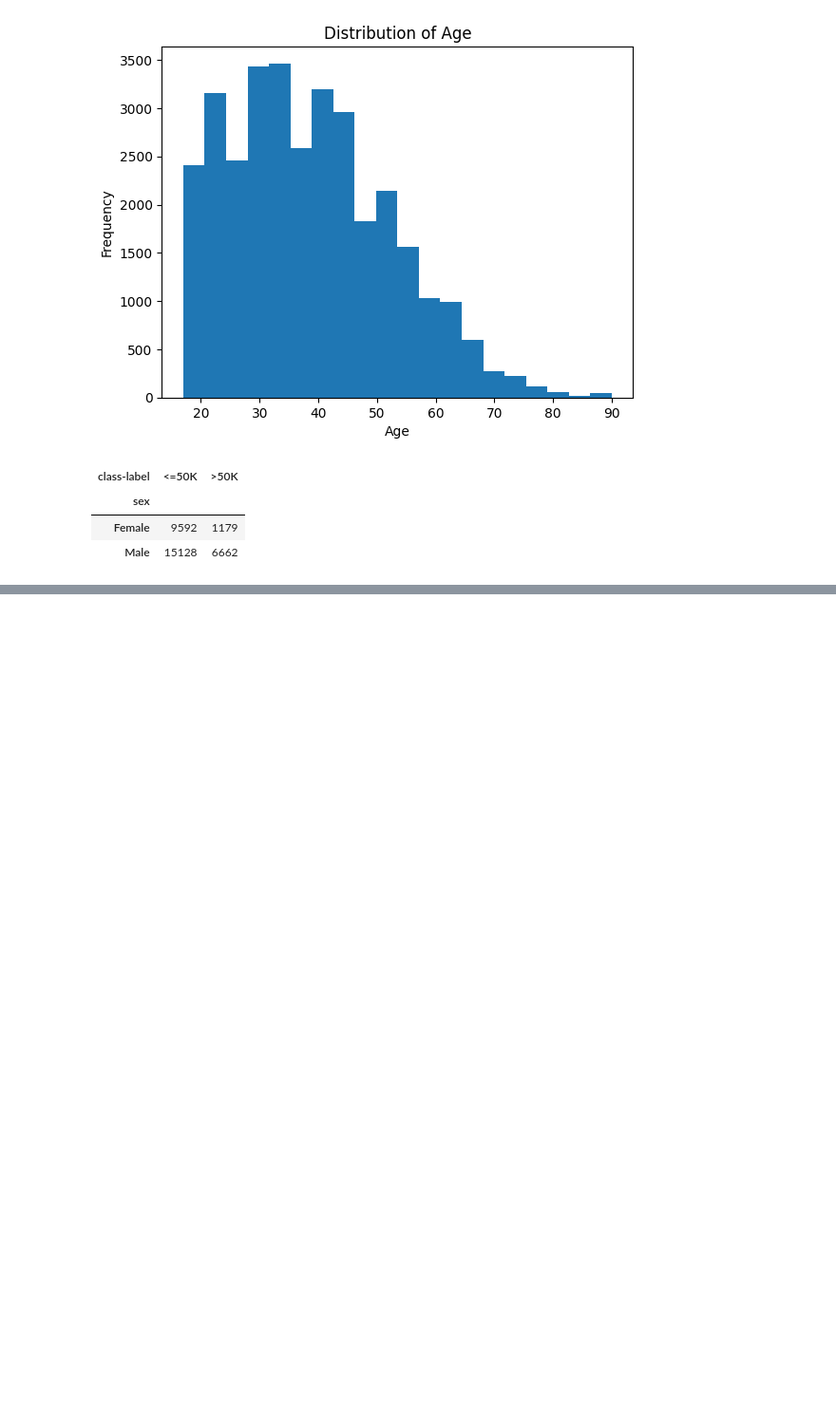
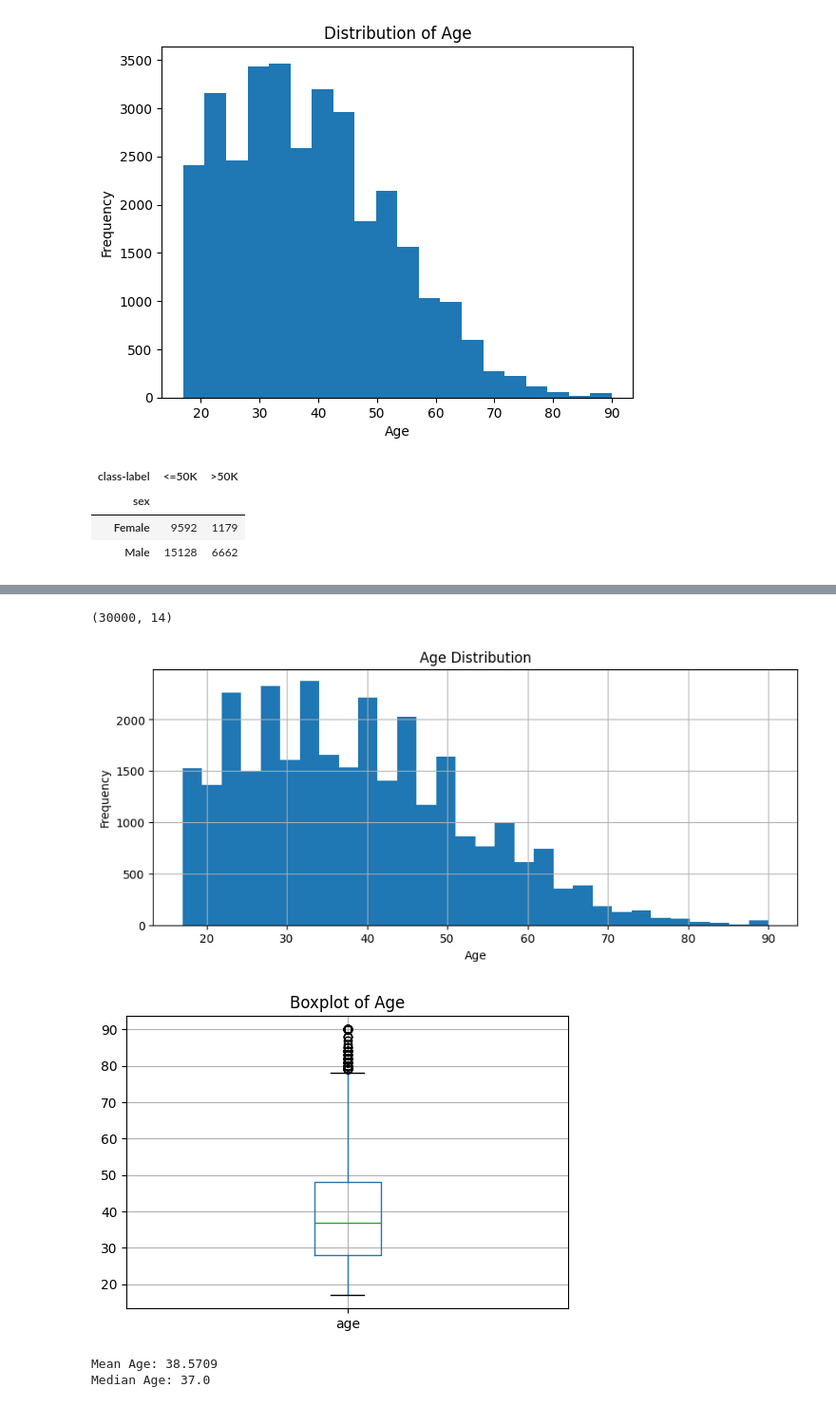
Before and after one commit to sbogde/pandamonium, a Jupyter notebook: dmi_01_adult_income_01.ipynb, the cells around one changed output, grey strips where cells are left out. Shown at 95% size. Cells and saved outputs as stored; diff of their text form; code cells hidden in the pictures; blank space fills up the shorter version.

```diff
--- a/dmi_01_adult_income_01.ipynb
+++ b/dmi_01_adult_income_01.ipynb
@@ -222,3 +209,7 @@ pd.crosstab(data['sex'], data['class-label'])
 | sex |  |  |
 | Female | 9592 | 1179 |
 | Male | 15128 | 6662 |
+# %%
+# Sample 30,000 records from the dataset with random_state for reproducibility
+data_sample = data.sample(n=30000, random_state=236)
+print("Shape of sampled data:", data_sample.shape)
@@ -224,0 +273,31 @@ pd.crosstab(data['sex'], data['class-label'])
+# %%
+data_sample = data_sample.drop(['fnlwgt'], axis=1)
+data_sample.shape
+# %% [output]
+(30000, 14)
+# %%
+# Plot histogram for age distribution
+plt.figure(figsize=(10, 4))
+data_sample['age'].hist(bins=30)
+plt.title('Age Distribution')
+plt.xlabel('Age')
+plt.ylabel('Frequency')
+plt.show()
+
+# Create a boxplot for age distribution
+plt.figure(figsize=(6, 4))
+data_sample.boxplot(column='age')
+plt.title('Boxplot of Age')
+plt.show()
+# %% [output]
+[figure, added]
+[figure, added]
+# %%
+# Calculate and display mean and median age
+mean_age = data_sample['age'].mean()
+median_age = data_sample['age'].median()
+print('Mean Age:', mean_age)
+print('Median Age:', median_age)
+# %% [output]
+Mean Age: 38.5709
+Median Age: 37.0
```
Also changed, not shown: parts of 17 cells of this notebook.
